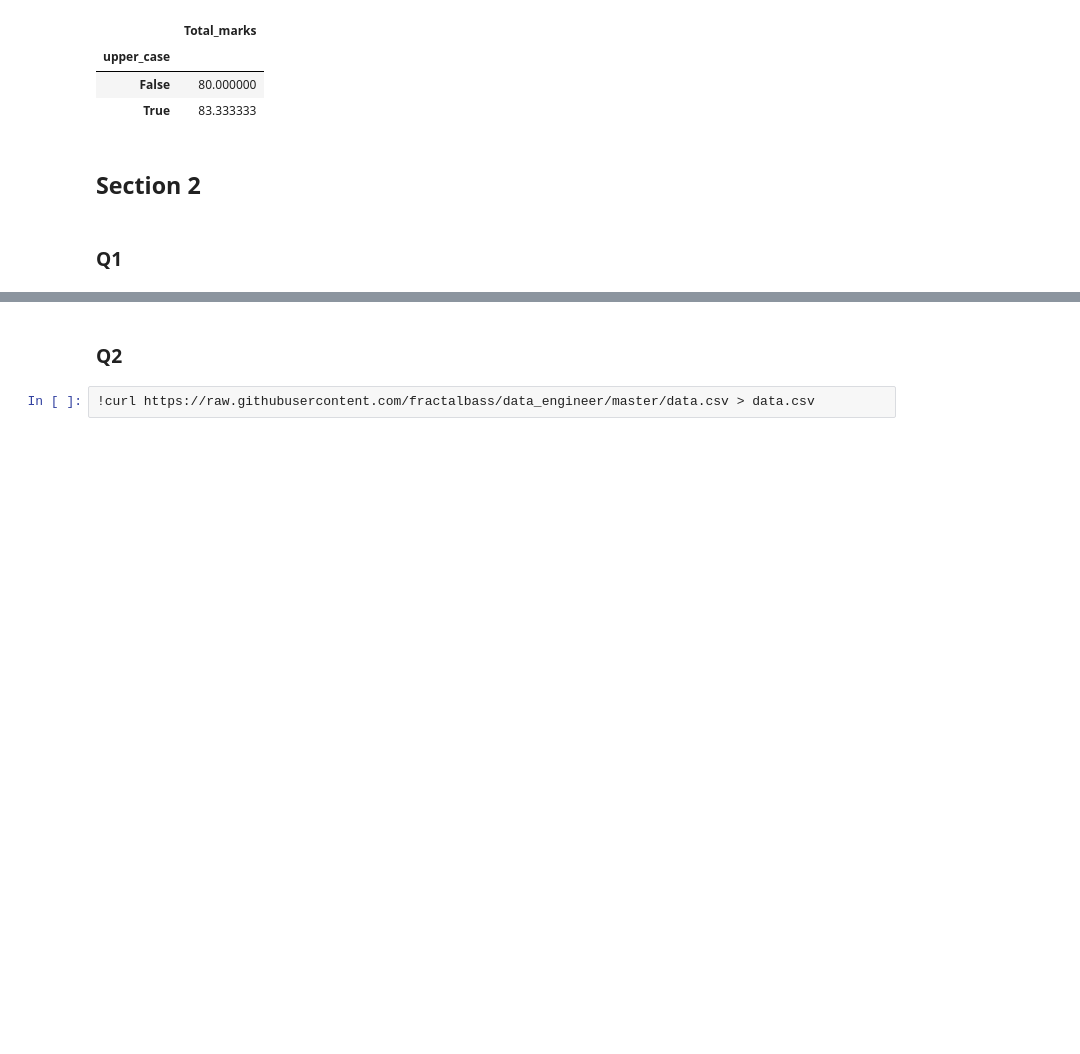
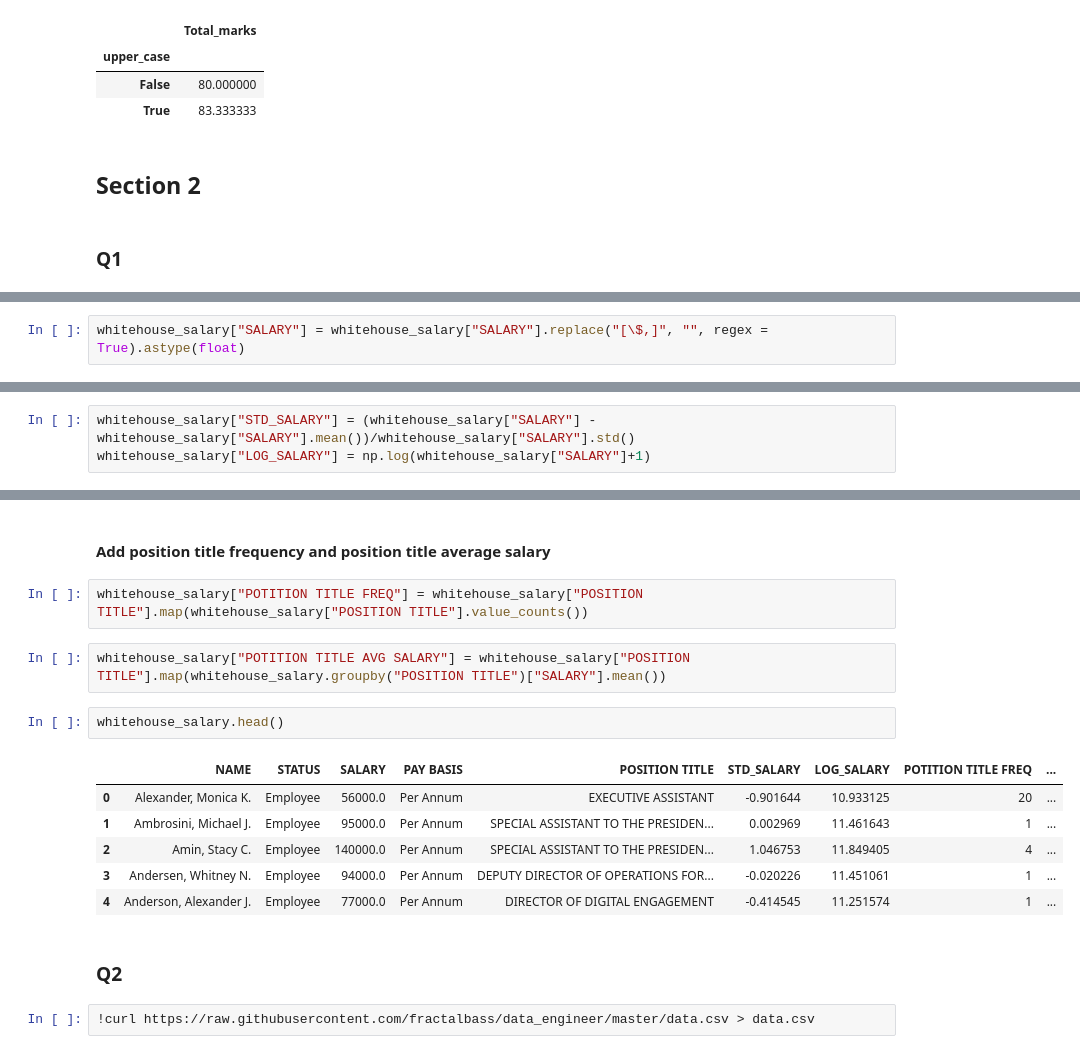
Before and after one commit to Konohayui/Viewpoint-Data-Science-Intern-Questionnaire, a Jupyter notebook: Data_Science_Intern_Questionnaire.ipynb, the cells around one changed output, grey strips where cells are left out. Drawn from its saved outputs; the diff is of its cells as text; blank space fills up the shorter version.

```diff
--- a/Data_Science_Intern_Questionnaire.ipynb
+++ b/Data_Science_Intern_Questionnaire.ipynb
@@ -134,0 +195,2 @@ HTTP request sent, awaiting response... 404 Not Found
+# %%
+whitehouse_salary["SALARY"] = whitehouse_salary["SALARY"].replace("[\$,]", "", regex = True).astype(float)
@@ -134,0 +208,3 @@ HTTP request sent, awaiting response... 404 Not Found
+# %%
+whitehouse_salary["STD_SALARY"] = (whitehouse_salary["SALARY"] - whitehouse_salary["SALARY"].mean())/whitehouse_salary["SALARY"].std()
+whitehouse_salary["LOG_SALARY"] = np.log(whitehouse_salary["SALARY"]+1)
@@ -135,3 +220,18 @@ HTTP request sent, awaiting response... 404 Not Found
+# %% [markdown]
+#### Add position title frequency and position title average salary
+# %%
+whitehouse_salary["POTITION TITLE FREQ"] = whitehouse_salary["POSITION TITLE"].map(whitehouse_salary["POSITION TITLE"].value_counts())
+# %%
+whitehouse_salary["POTITION TITLE AVG SALARY"] = whitehouse_salary["POSITION TITLE"].map(whitehouse_salary.groupby("POSITION TITLE")["SALARY"].mean())
+# %%
+whitehouse_salary.head()
+# %% [output]
+|  | NAME | STATUS | SALARY | PAY BASIS | POSITION TITLE | STD_SALARY | LOG_SALARY | POTITION TITLE FREQ | ... |
+| 0 | Alexander, Monica K. | Employee | 56000.0 | Per Annum | EXECUTIVE ASSISTANT | -0.901644 | 10.933125 | 20 | ... |
+| 1 | Ambrosini, Michael J. | Employee | 95000.0 | Per Annum | SPECIAL ASSISTANT TO THE PRESIDEN... | 0.002969 | 11.461643 | 1 | ... |
+| 2 | Amin, Stacy C. | Employee | 140000.0 | Per Annum | SPECIAL ASSISTANT TO THE PRESIDEN... | 1.046753 | 11.849405 | 4 | ... |
+| 3 | Andersen, Whitney N. | Employee | 94000.0 | Per Annum | DEPUTY DIRECTOR OF OPERATIONS FOR... | -0.020226 | 11.451061 | 1 | ... |
+| 4 | Anderson, Alexander J. | Employee | 77000.0 | Per Annum | DIRECTOR OF DIGITAL ENGAGEMENT | -0.414545 | 11.251574 | 1 | ... |
 # %% [markdown]
 ### Q2
 # %%
```
Also changed, not shown: parts of 17 cells of this notebook.
